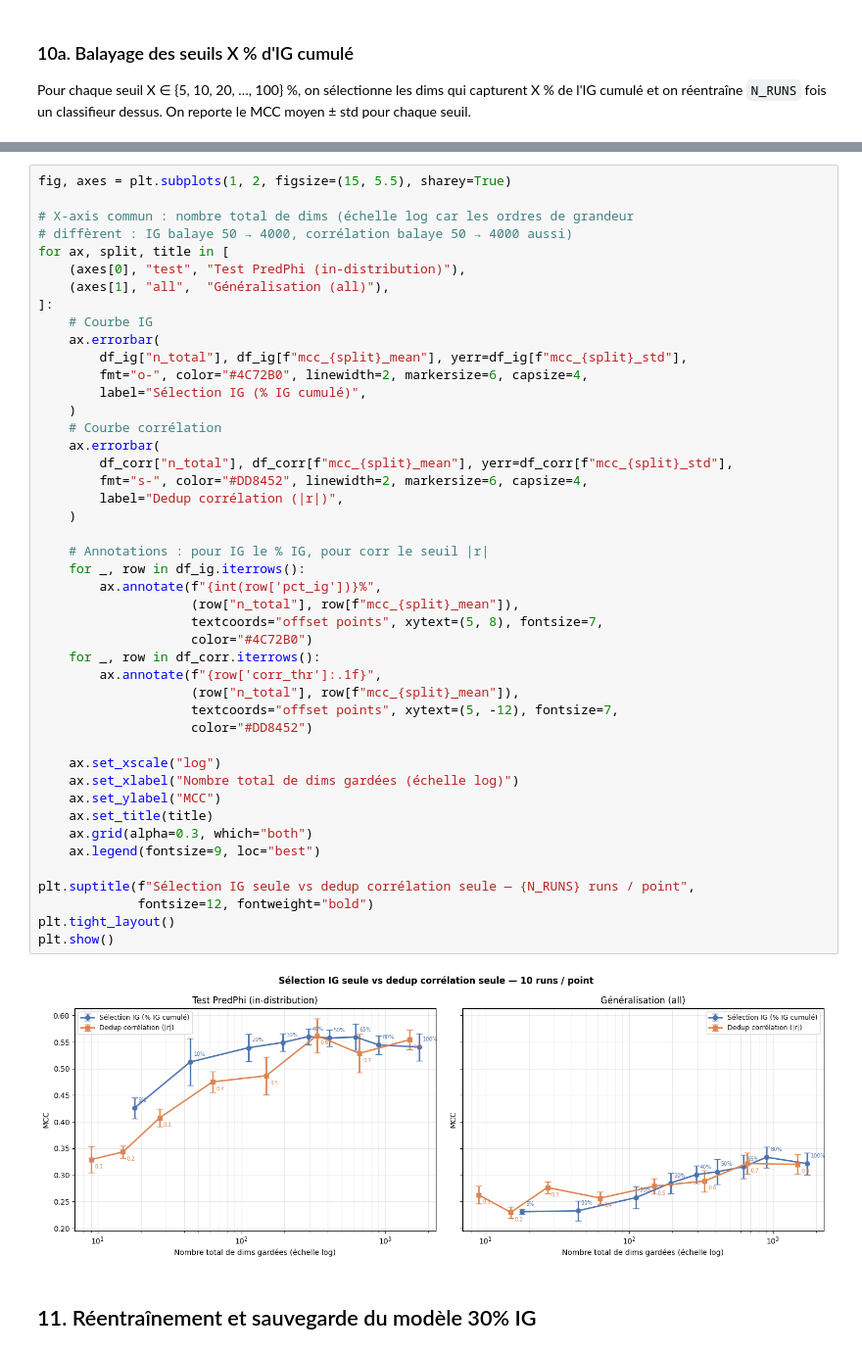
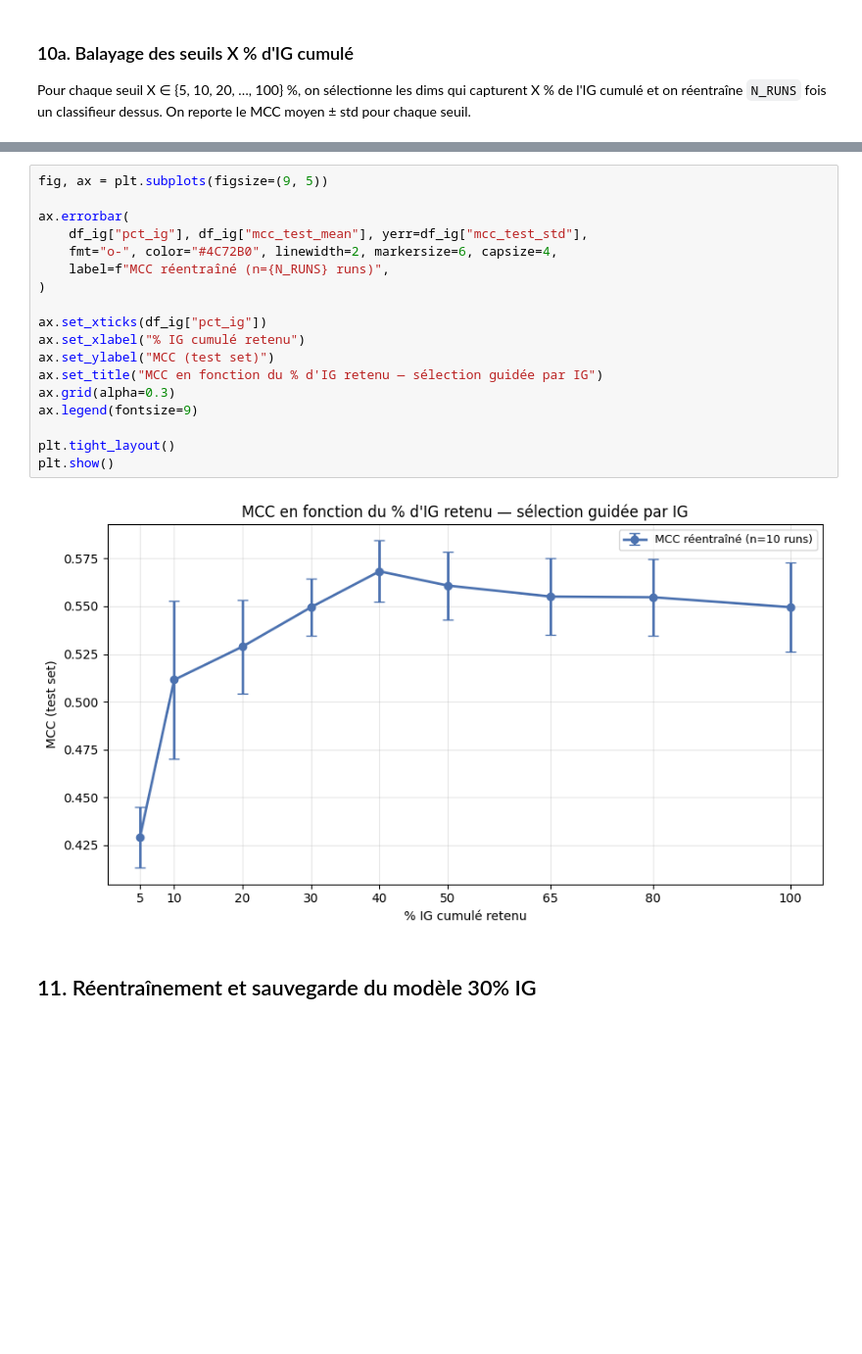
Before and after one commit to nathan-heig/FoundedPBI-code, a Jupyter notebook: analysis/TB/ig_dim_selection.ipynb, the cells around one changed output, grey strips where cells are left out. Shown at 98% size. Saved outputs shown, nothing was run; the diff lists cells and outputs as text; blank space fills up the shorter version.

```diff
--- a/analysis/TB/ig_dim_selection.ipynb
+++ b/analysis/TB/ig_dim_selection.ipynb
@@ -631,50 +553,23 @@ print(df_corr.to_string(index=False))
-# %%
-fig, axes = plt.subplots(1, 2, figsize=(15, 5.5), sharey=True)
-
-# X-axis commun : nombre total de dims (échelle log car les ordres de grandeur
-# diffèrent : IG balaye 50 → 4000, corrélation balaye 50 → 4000 aussi)
-for ax, split, title in [
-    (axes[0], "test", "Test PredPhi (in-distribution)"),
-    (axes[1], "all",  "Généralisation (all)"),
-]:
-    # Courbe IG
-    ax.errorbar(
-        df_ig["n_total"], df_ig[f"mcc_{split}_mean"], yerr=df_ig[f"mcc_{split}_std"],
-        fmt="o-", color="#4C72B0", linewidth=2, markersize=6, capsize=4,
-        label="Sélection IG (% IG cumulé)",
-    )
-    # Courbe corrélation
-    ax.errorbar(
-        df_corr["n_total"], df_corr[f"mcc_{split}_mean"], yerr=df_corr[f"mcc_{split}_std"],
-        fmt="s-", color="#DD8452", linewidth=2, markersize=6, capsize=4,
-        label="Dedup corrélation (|r|)",
-    )
-
-    # Annotations : pour IG le % IG, pour corr le seuil |r|
-    for _, row in df_ig.iterrows():
-        ax.annotate(f"{int(row['pct_ig'])}%",
-                    (row["n_total"], row[f"mcc_{split}_mean"]),
-                    textcoords="offset points", xytext=(5, 8), fontsize=7,
-                    color="#4C72B0")
-    for _, row in df_corr.iterrows():
-        ax.annotate(f"{row['corr_thr']:.1f}",
-                    (row["n_total"], row[f"mcc_{split}_mean"]),
-                    textcoords="offset points", xytext=(5, -12), fontsize=7,
-                    color="#DD8452")
-
-    ax.set_xscale("log")
-    ax.set_xlabel("Nombre total de dims gardées (échelle log)")
-    ax.set_ylabel("MCC")
-    ax.set_title(title)
-    ax.grid(alpha=0.3, which="both")
-    ax.legend(fontsize=9, loc="best")
-
-plt.suptitle(f"Sélection IG seule vs dedup corrélation seule — {N_RUNS} runs / point",
-             fontsize=12, fontweight="bold")
-plt.tight_layout()
-plt.show()
-# %% [output]
-[figure, removed]
+# %%
+fig, ax = plt.subplots(figsize=(9, 5))
+
+ax.errorbar(
+    df_ig["pct_ig"], df_ig["mcc_test_mean"], yerr=df_ig["mcc_test_std"],
+    fmt="o-", color="#4C72B0", linewidth=2, markersize=6, capsize=4,
+    label=f"MCC réentraîné (n={N_RUNS} runs)",
+)
+
+ax.set_xticks(df_ig["pct_ig"])
+ax.set_xlabel("% IG cumulé retenu")
+ax.set_ylabel("MCC (test set)")
+ax.set_title("MCC en fonction du % d'IG retenu — sélection guidée par IG")
+ax.grid(alpha=0.3)
+ax.legend(fontsize=9)
+
+plt.tight_layout()
+plt.show()
+# %% [output]
+[figure, added]
 # %% [markdown]
 ## 11. Réentraînement et sauvegarde du modèle 30% IG
 # %%
```
Also changed, not shown: parts of 3 cells of this notebook, 12 other files.
